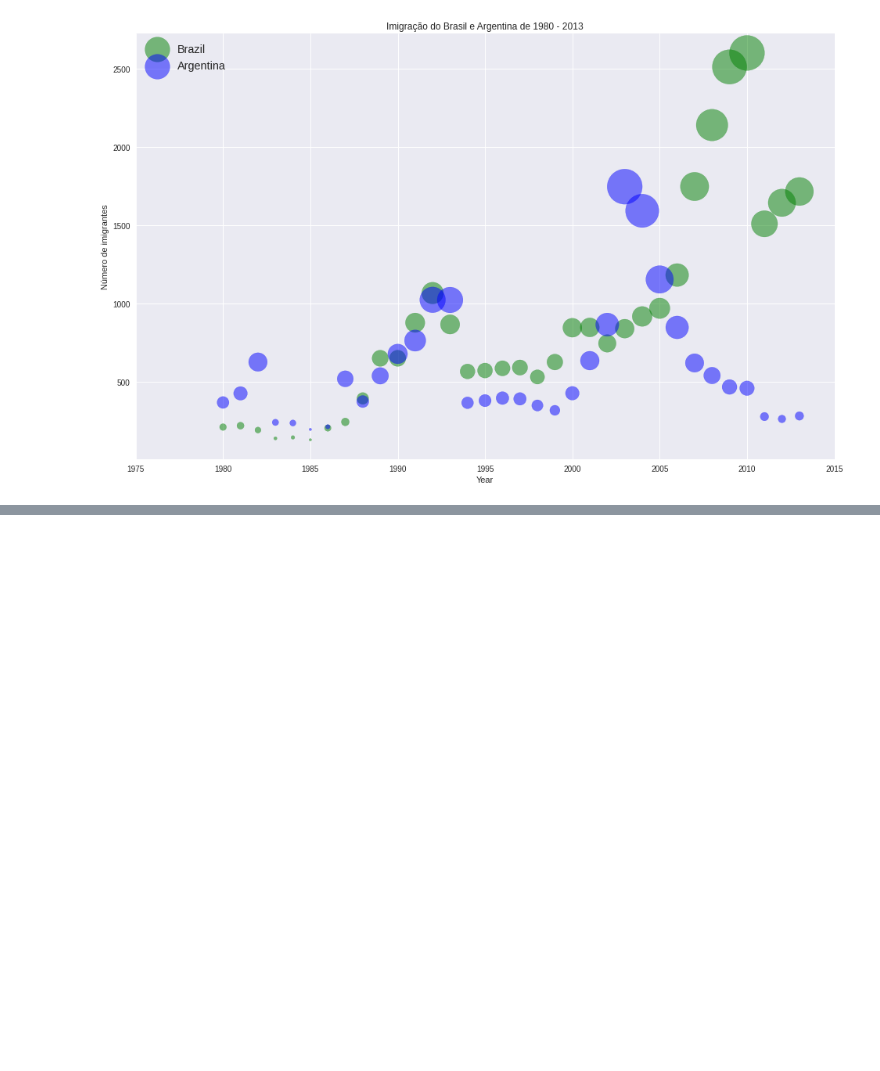
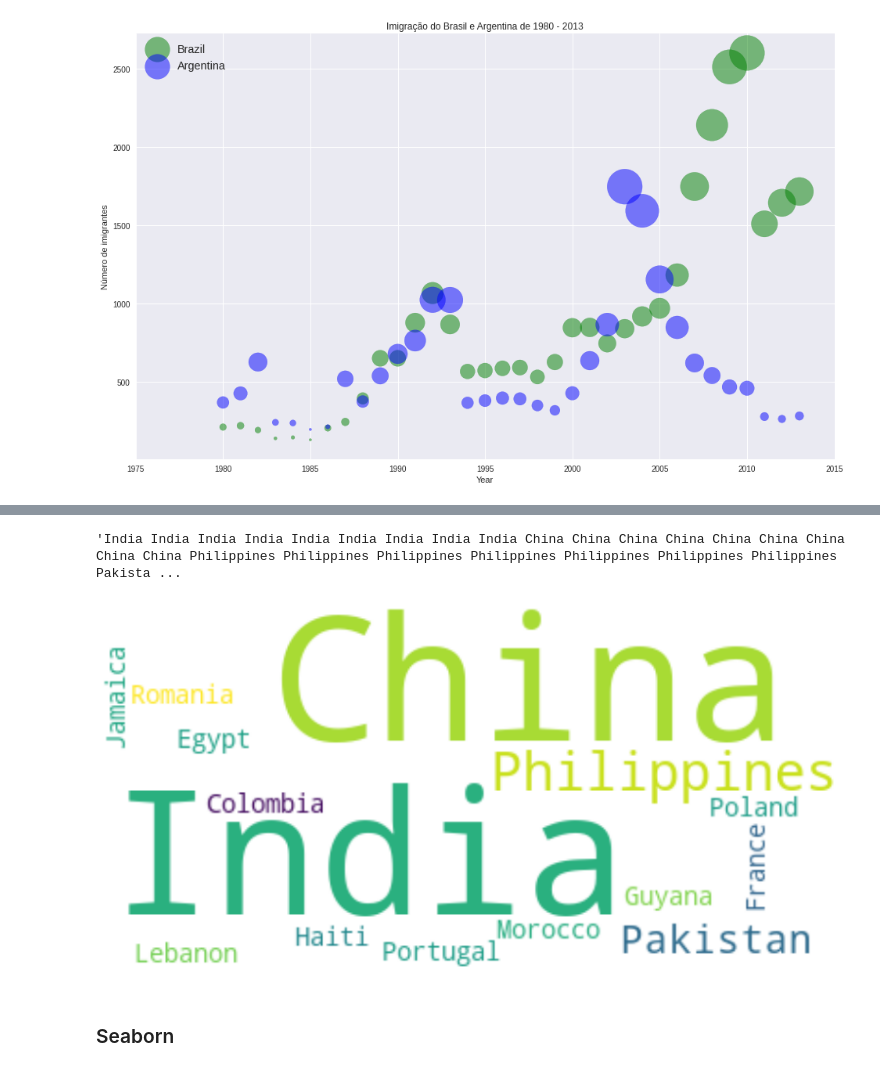
Before and after one commit to LilianeAquino/data-visualization, a Jupyter notebook: data-visualization.ipynb, the cells around one changed output, grey strips where cells are left out. Cells and saved outputs as stored; diff of their text form; code cells hidden in the pictures; blank space fills up the shorter version.

```diff
--- a/data-visualization.ipynb
+++ b/data-visualization.ipynb
@@ -314,0 +424,25 @@ ax0.legend(['Brazil', 'Argentina'], loc='upper left', fontsize='x-large')
+# %%
+max_words = 90
+word_string = ''
+for country in df_canada.index.values:
+    if len(country.split(' ')) == 1:
+        repeat_num_times = int(df_canada.loc[country, 'Total']/float(total_immigration)*max_words)
+        word_string = word_string + ((country + ' ') * repeat_num_times)
+
+word_string
+# %% [output]
+'India India India India India India India India India China China China China China China China China China Philippines Philippines Philippines Philippines Philippines Philippines Philippines Pakista ...
+# %%
+wordcloud = WordCloud(background_color='white').generate(word_string)
+
+fig = plt.figure()
+fig.set_figwidth(14)
+fig.set_figheight(18)
+
+plt.imshow(wordcloud, interpolation='bilinear')
+plt.axis('off')
+plt.show()
+# %% [output]
+[figure, added]
+# %% [markdown]
+### Seaborn
```
Also changed, not shown: parts of 41 cells of this notebook, 2 other files.
